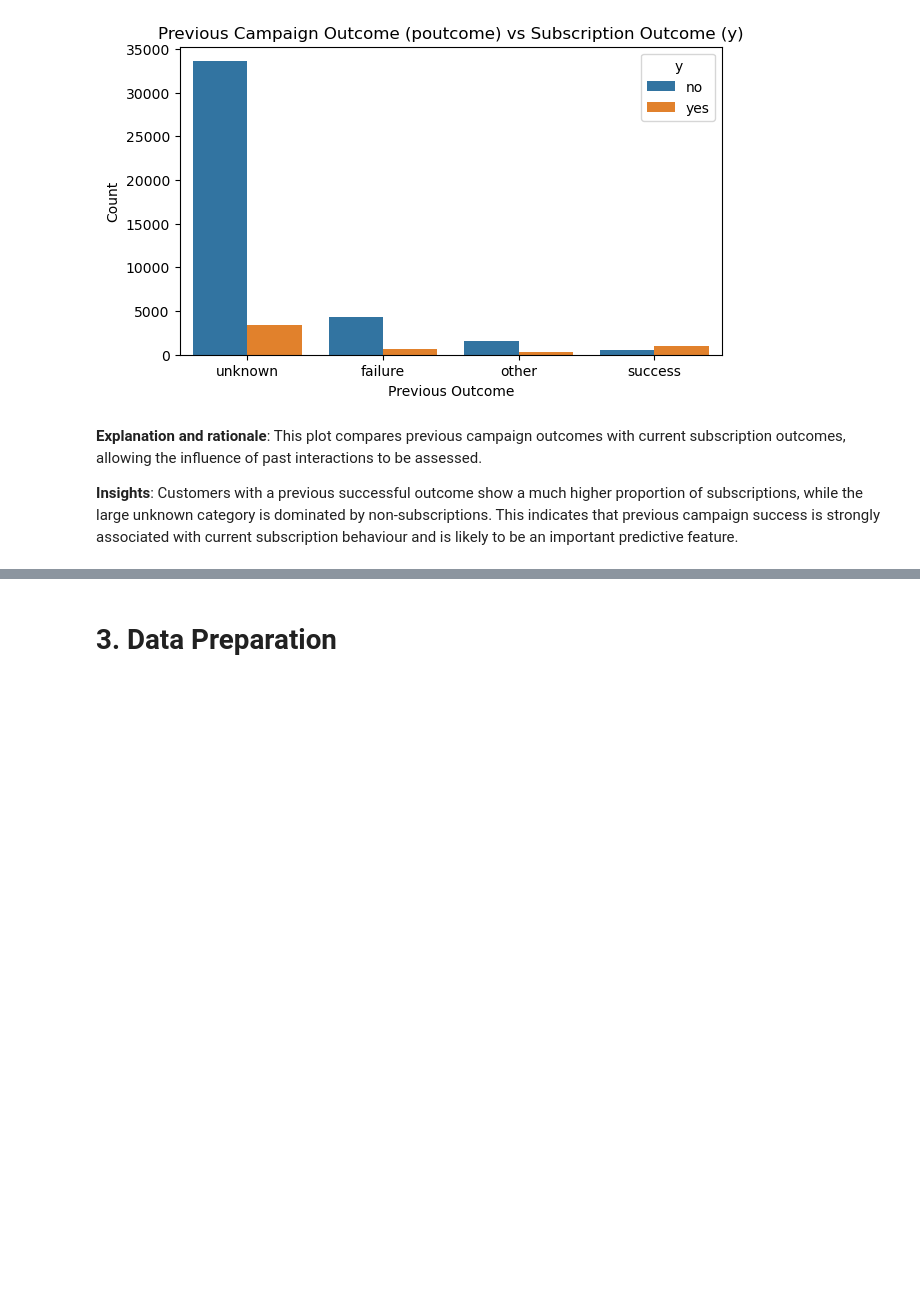
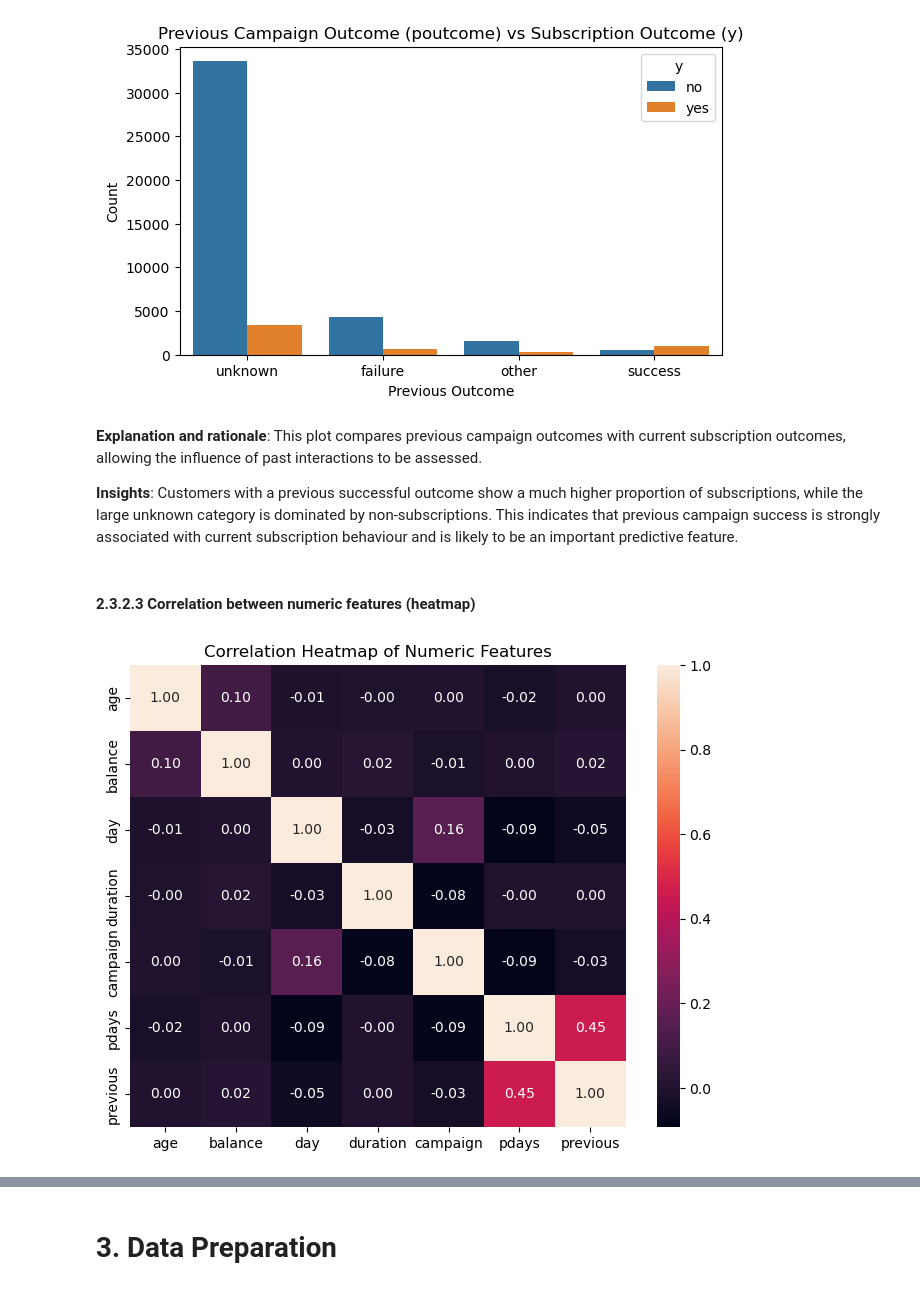
Before and after one commit to 2401496A/bank-marketing-data-analysis-project, a Jupyter notebook: MLDP Program Codes Submission Template.ipynb, the cells around one changed output, grey strips where cells are left out. Saved outputs shown, nothing was run; the diff lists cells and outputs as text; code cells hidden in the pictures; blank space fills up the shorter version.

Commit message:
Added correlation heatmap for numeric features for 2.3.2.3

```diff
--- a/MLDP Program Codes Submission Template.ipynb
+++ b/MLDP Program Codes Submission Template.ipynb
@@ -483,3 +483,18 @@ plt.show()
 **Explanation and rationale**: This plot compares previous campaign outcomes with current subscription outcomes, allowing the influence of past interactions to be assessed.
 
 **Insights**: Customers with a previous successful outcome show a much higher proportion of subscriptions, while the large unknown category is dominated by non-subscriptions. This indicates that previous campaign success is strongly associated with current subscription behaviour and is likely to be an important predictive feature.
+# %% [markdown]
+#### 2.3.2.3 Correlation between numeric features (heatmap)
+# %%
+# Set figure size
+plt.figure(figsize=(8,6))
+# Compute correlation matrix for numeric features
+corr = df.select_dtypes(include="number").corr()
+# Plot heatmap with annotations
+sns.heatmap(corr, annot=True, fmt=".2f")
+# Add title
+plt.title("Correlation Heatmap of Numeric Features")
+# Display the heatmap
+plt.show()
+# %% [output]
+[figure, added]
```
Also changed, not shown: parts of 1 cell of this notebook.
